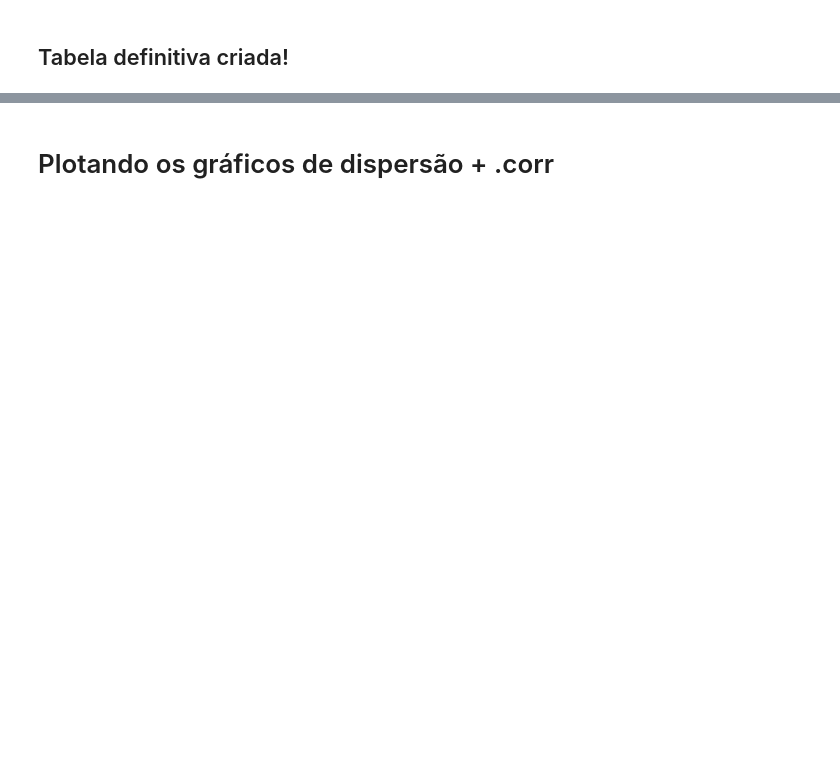
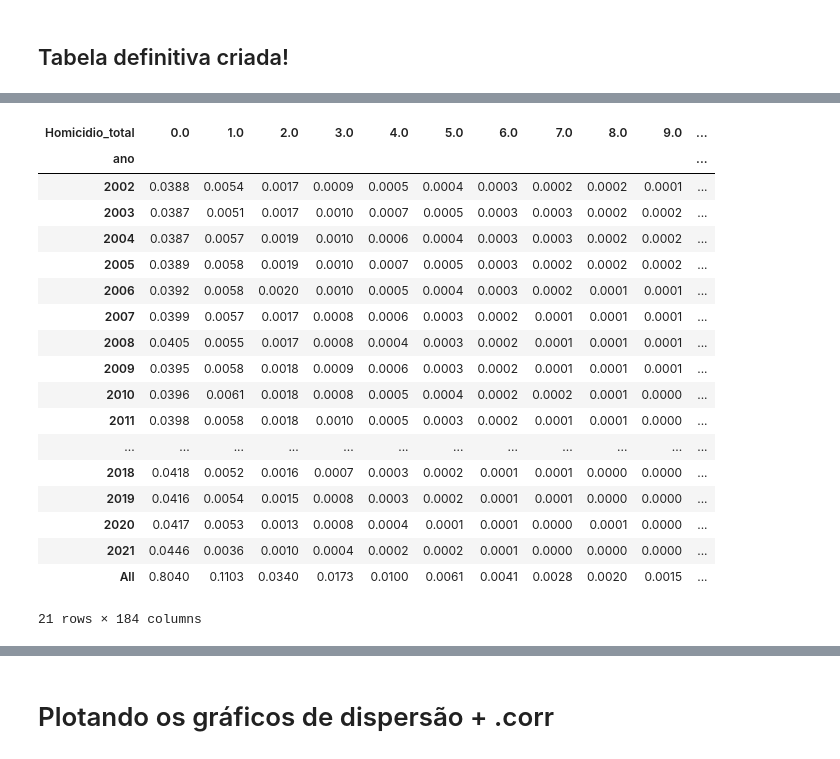
Before and after one commit to felipebns/P2_Cdados, a Jupyter notebook: p2_cdados.ipynb, the cells around one changed output, grey strips where cells are left out. Saved outputs shown, nothing was run; the diff lists cells and outputs as text; code cells hidden in the pictures; blank space fills up the shorter version.

```diff
--- a/p2_cdados.ipynb
+++ b/p2_cdados.ipynb
@@ -155,0 +171,22 @@ tabela_sem_sp = tabela_definitiva.drop(tabela_definitiva.loc[tabela_definitiva['
+# %%
+pd.crosstab(homicidio.ano, homicidio.Homicidio_total, normalize=True, margins=True).round(4)
+# %% [output]
+| Homicidio_total | 0.0 | 1.0 | 2.0 | 3.0 | 4.0 | 5.0 | 6.0 | 7.0 | 8.0 | 9.0 | ... |
+| ano |  |  |  |  |  |  |  |  |  |  | ... |
+| 2002 | 0.0388 | 0.0054 | 0.0017 | 0.0009 | 0.0005 | 0.0004 | 0.0003 | 0.0002 | 0.0002 | 0.0001 | ... |
+| 2003 | 0.0387 | 0.0051 | 0.0017 | 0.0010 | 0.0007 | 0.0005 | 0.0003 | 0.0003 | 0.0002 | 0.0002 | ... |
+| 2004 | 0.0387 | 0.0057 | 0.0019 | 0.0010 | 0.0006 | 0.0004 | 0.0003 | 0.0003 | 0.0002 | 0.0002 | ... |
+| 2005 | 0.0389 | 0.0058 | 0.0019 | 0.0010 | 0.0007 | 0.0005 | 0.0003 | 0.0002 | 0.0002 | 0.0002 | ... |
+| 2006 | 0.0392 | 0.0058 | 0.0020 | 0.0010 | 0.0005 | 0.0004 | 0.0003 | 0.0002 | 0.0001 | 0.0001 | ... |
+| 2007 | 0.0399 | 0.0057 | 0.0017 | 0.0008 | 0.0006 | 0.0003 | 0.0002 | 0.0001 | 0.0001 | 0.0001 | ... |
+| 2008 | 0.0405 | 0.0055 | 0.0017 | 0.0008 | 0.0004 | 0.0003 | 0.0002 | 0.0001 | 0.0001 | 0.0001 | ... |
+| 2009 | 0.0395 | 0.0058 | 0.0018 | 0.0009 | 0.0006 | 0.0003 | 0.0002 | 0.0001 | 0.0001 | 0.0001 | ... |
+| 2010 | 0.0396 | 0.0061 | 0.0018 | 0.0008 | 0.0005 | 0.0004 | 0.0002 | 0.0002 | 0.0001 | 0.0000 | ... |
+| 2011 | 0.0398 | 0.0058 | 0.0018 | 0.0010 | 0.0005 | 0.0003 | 0.0002 | 0.0001 | 0.0001 | 0.0000 | ... |
+| ... | ... | ... | ... | ... | ... | ... | ... | ... | ... | ... | ... |
+| 2018 | 0.0418 | 0.0052 | 0.0016 | 0.0007 | 0.0003 | 0.0002 | 0.0001 | 0.0001 | 0.0000 | 0.0000 | ... |
+| 2019 | 0.0416 | 0.0054 | 0.0015 | 0.0008 | 0.0003 | 0.0002 | 0.0001 | 0.0001 | 0.0000 | 0.0000 | ... |
+| 2020 | 0.0417 | 0.0053 | 0.0013 | 0.0008 | 0.0004 | 0.0001 | 0.0001 | 0.0000 | 0.0001 | 0.0000 | ... |
+| 2021 | 0.0446 | 0.0036 | 0.0010 | 0.0004 | 0.0002 | 0.0002 | 0.0001 | 0.0000 | 0.0000 | 0.0000 | ... |
+| All | 0.8040 | 0.1103 | 0.0340 | 0.0173 | 0.0100 | 0.0061 | 0.0041 | 0.0028 | 0.0020 | 0.0015 | ... |
+21 rows × 184 columns
```
Also changed, not shown: parts of 19 cells of this notebook.
